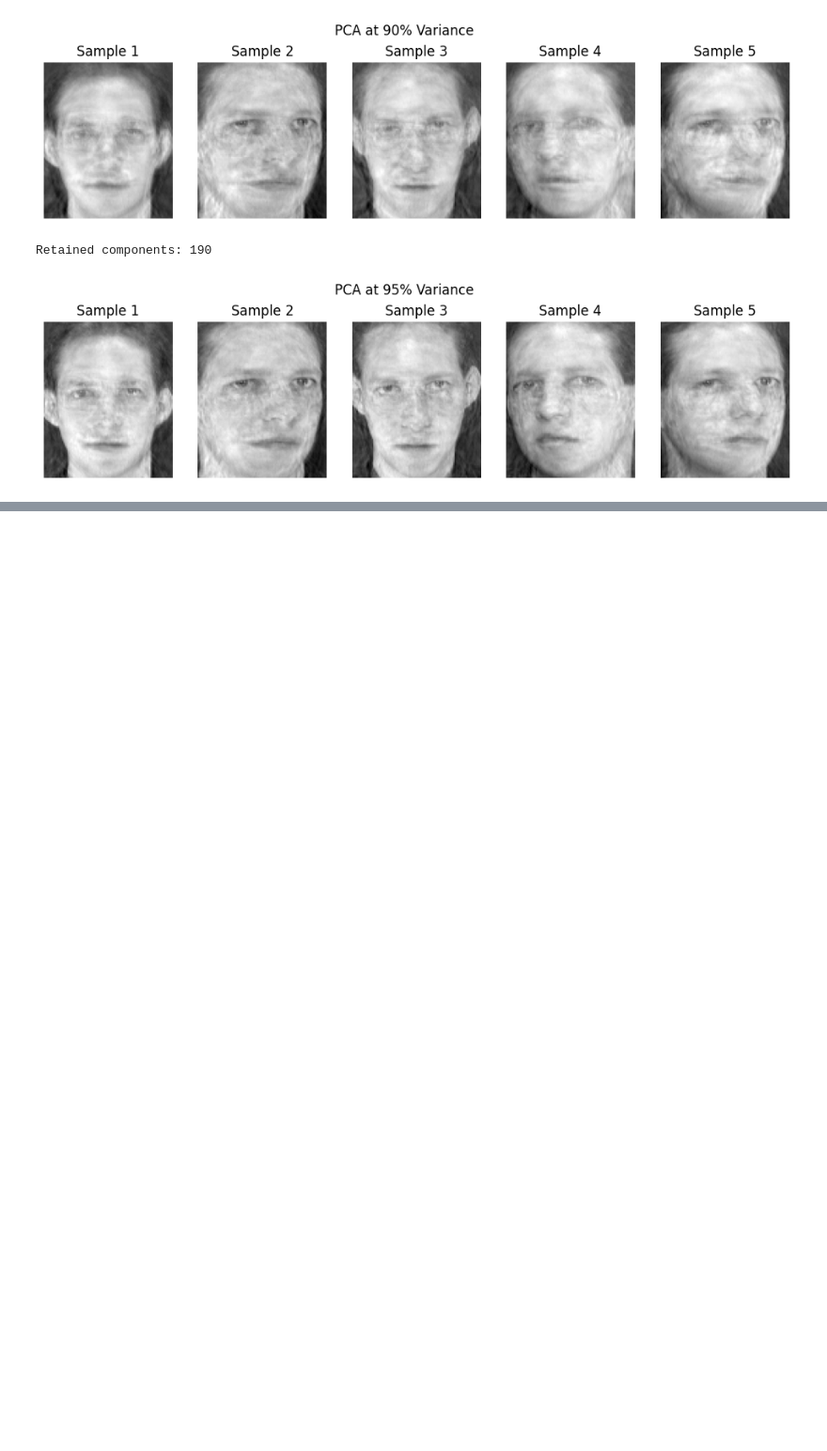
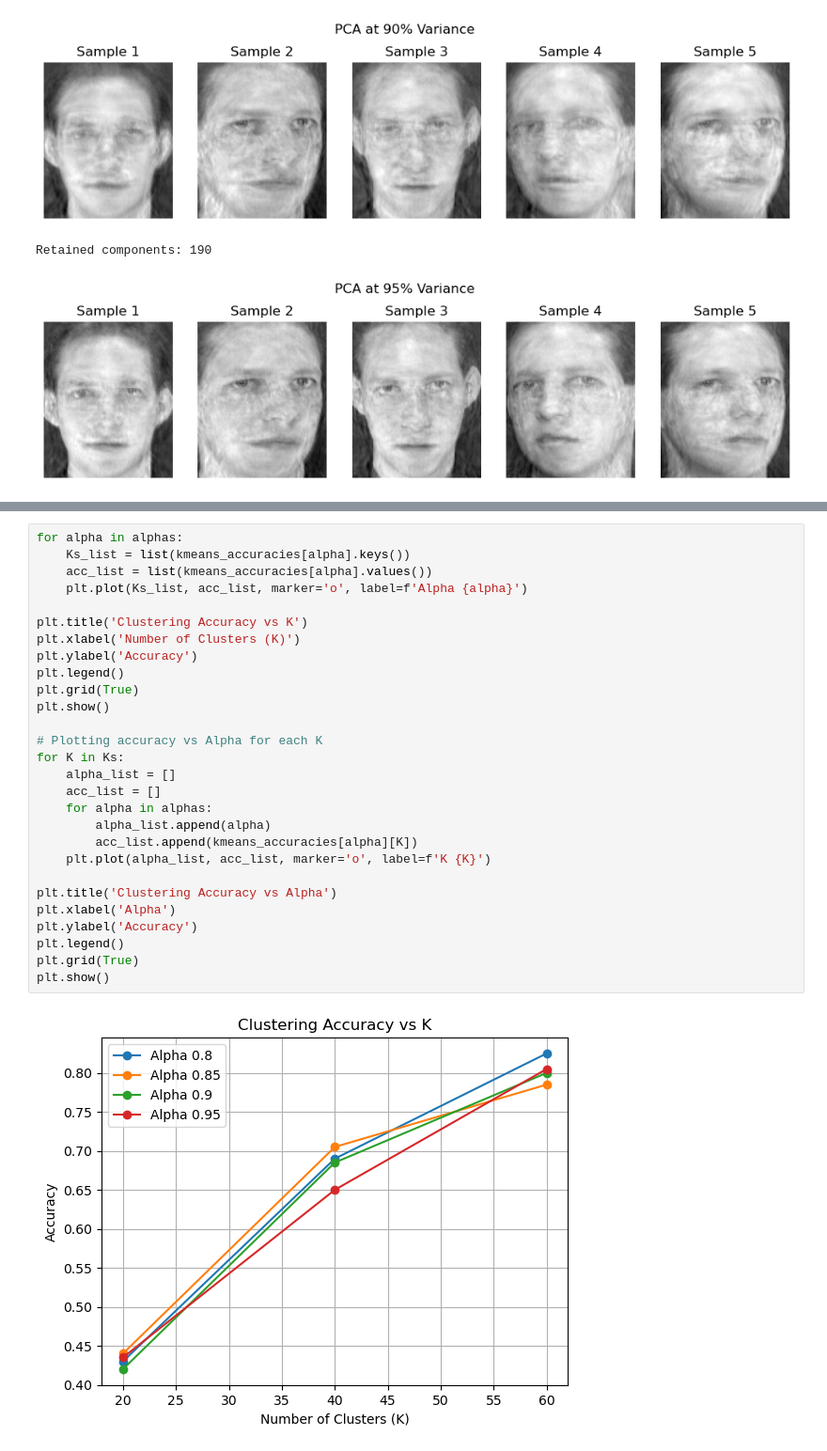
Before and after one commit to Ali29Mahmoud/Face-Recognition, a Jupyter notebook: src.ipynb, the cells around one changed output, grey strips where cells are left out. Shown at 94% size. Drawn from its saved outputs; the diff is of its cells as text; blank space fills up the shorter version.

Commit message:
Adding kmeans (part a)

```diff
--- a/src.ipynb
+++ b/src.ipynb
@@ -161,0 +219,30 @@ class KMeans:
+# %%
+for alpha in alphas:
+    Ks_list = list(kmeans_accuracies[alpha].keys())
+    acc_list = list(kmeans_accuracies[alpha].values())
+    plt.plot(Ks_list, acc_list, marker='o', label=f'Alpha {alpha}')
+
+plt.title('Clustering Accuracy vs K')
+plt.xlabel('Number of Clusters (K)')
+plt.ylabel('Accuracy')
+plt.legend()
+plt.grid(True)
+plt.show()
+
+# Plotting accuracy vs Alpha for each K
+for K in Ks:
+    alpha_list = []
+    acc_list = []
+    for alpha in alphas:
+        alpha_list.append(alpha)
+        acc_list.append(kmeans_accuracies[alpha][K])
+    plt.plot(alpha_list, acc_list, marker='o', label=f'K {K}')
+
+plt.title('Clustering Accuracy vs Alpha')
+plt.xlabel('Alpha')
+plt.ylabel('Accuracy')
+plt.legend()
+plt.grid(True)
+plt.show()
+# %% [output]
+[figure, added]
```
Also changed, not shown: parts of 4 cells of this notebook.
